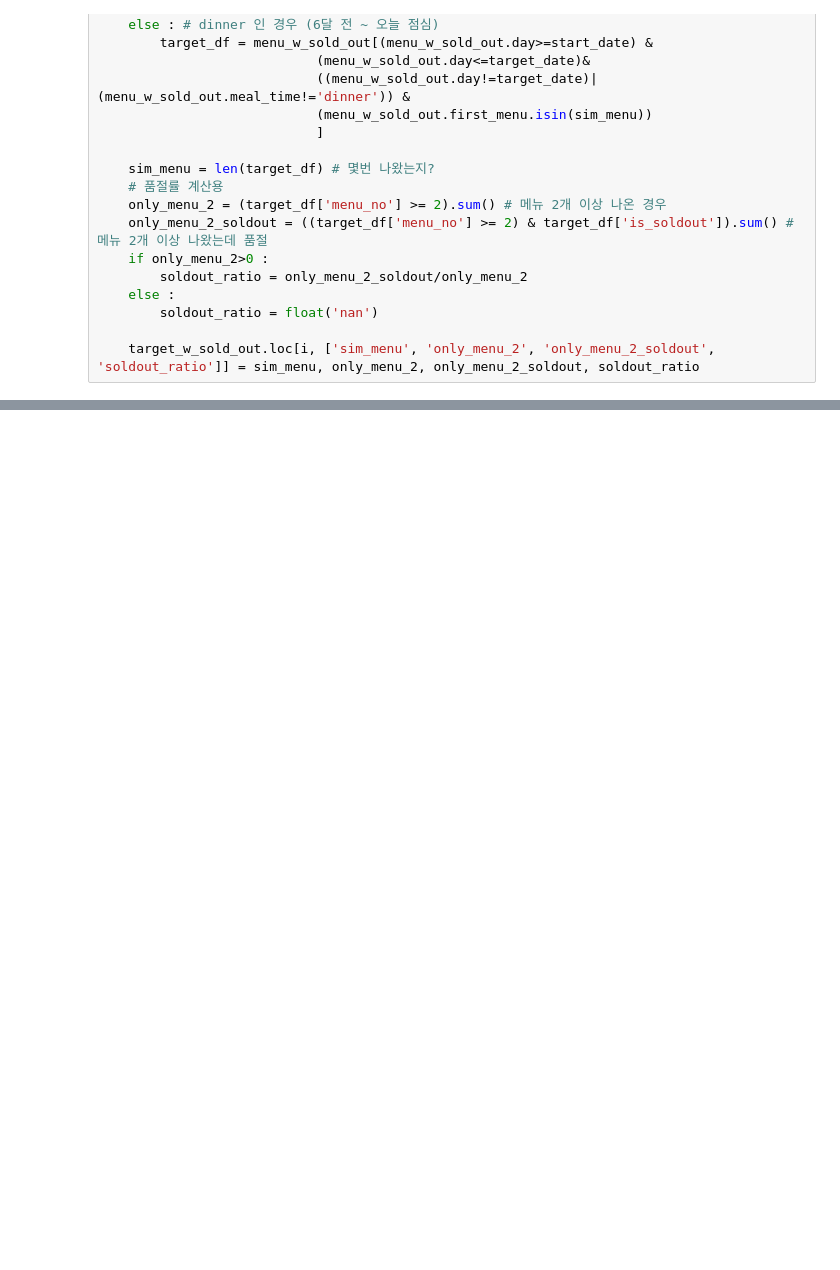
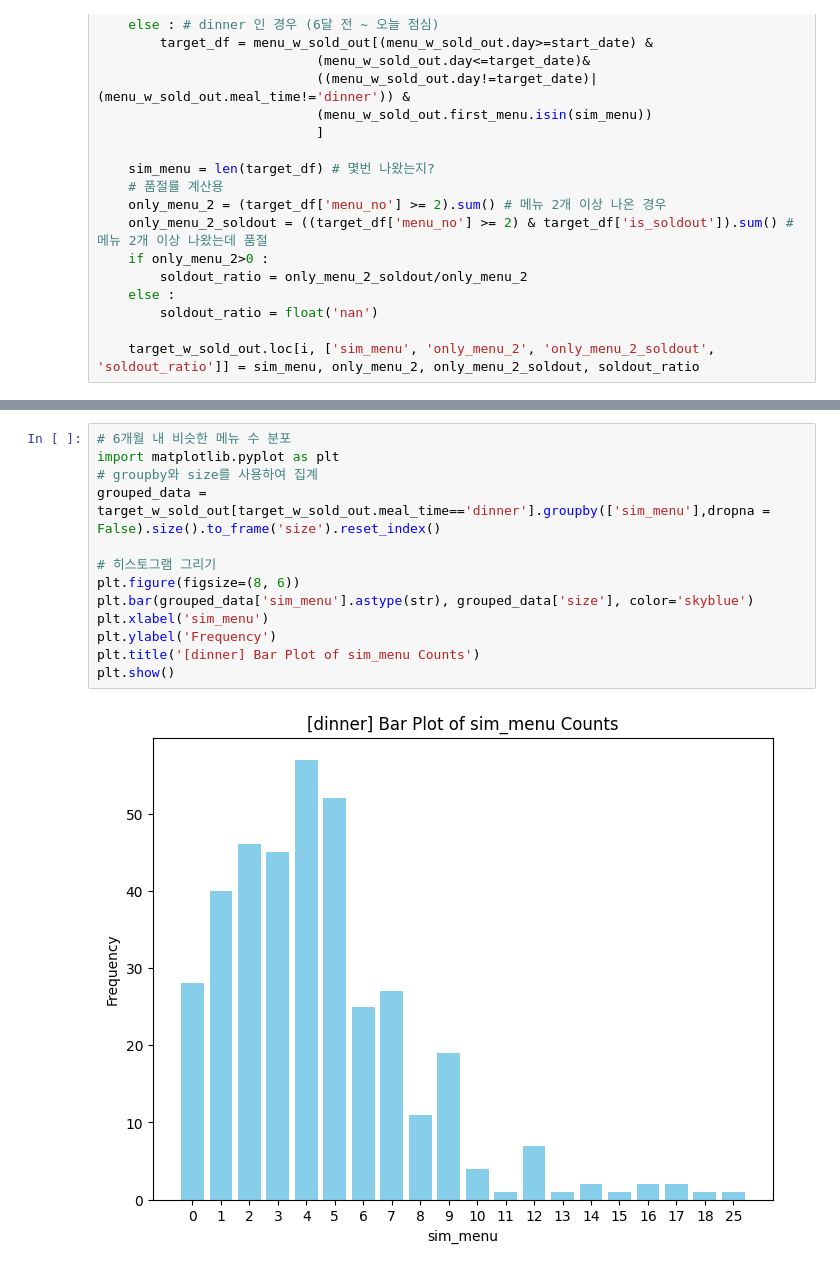
Before and after one commit to jhy6219/cafeteria, a Jupyter notebook: src/eda/feature_lab/eda/v1/rare_menu.ipynb, the cells around one changed output, grey strips where cells are left out. Drawn from its saved outputs; the diff is of its cells as text; blank space fills up the shorter version.

```diff
--- a/src/eda/feature_lab/eda/v1/rare_menu.ipynb
+++ b/src/eda/feature_lab/eda/v1/rare_menu.ipynb
@@ -74,3 +122,18 @@ plt.show()
+# %%
+# 6개월 내 비슷한 메뉴 수 분포
+import matplotlib.pyplot as plt
+# groupby와 size를 사용하여 집계
+grouped_data = target_w_sold_out[target_w_sold_out.meal_time=='dinner'].groupby(['sim_menu'],dropna = False).size().to_frame('size').reset_index()
+
+# 히스토그램 그리기
+plt.figure(figsize=(8, 6))
+plt.bar(grouped_data['sim_menu'].astype(str), grouped_data['size'], color='skyblue')
+plt.xlabel('sim_menu')
+plt.ylabel('Frequency')
+plt.title('[dinner] Bar Plot of sim_menu Counts')
+plt.show()
+# %% [output]
+[figure, added]
 # %%
 
 # 품절률
```
Also changed, not shown: parts of 8 cells of this notebook, 14 other files.
